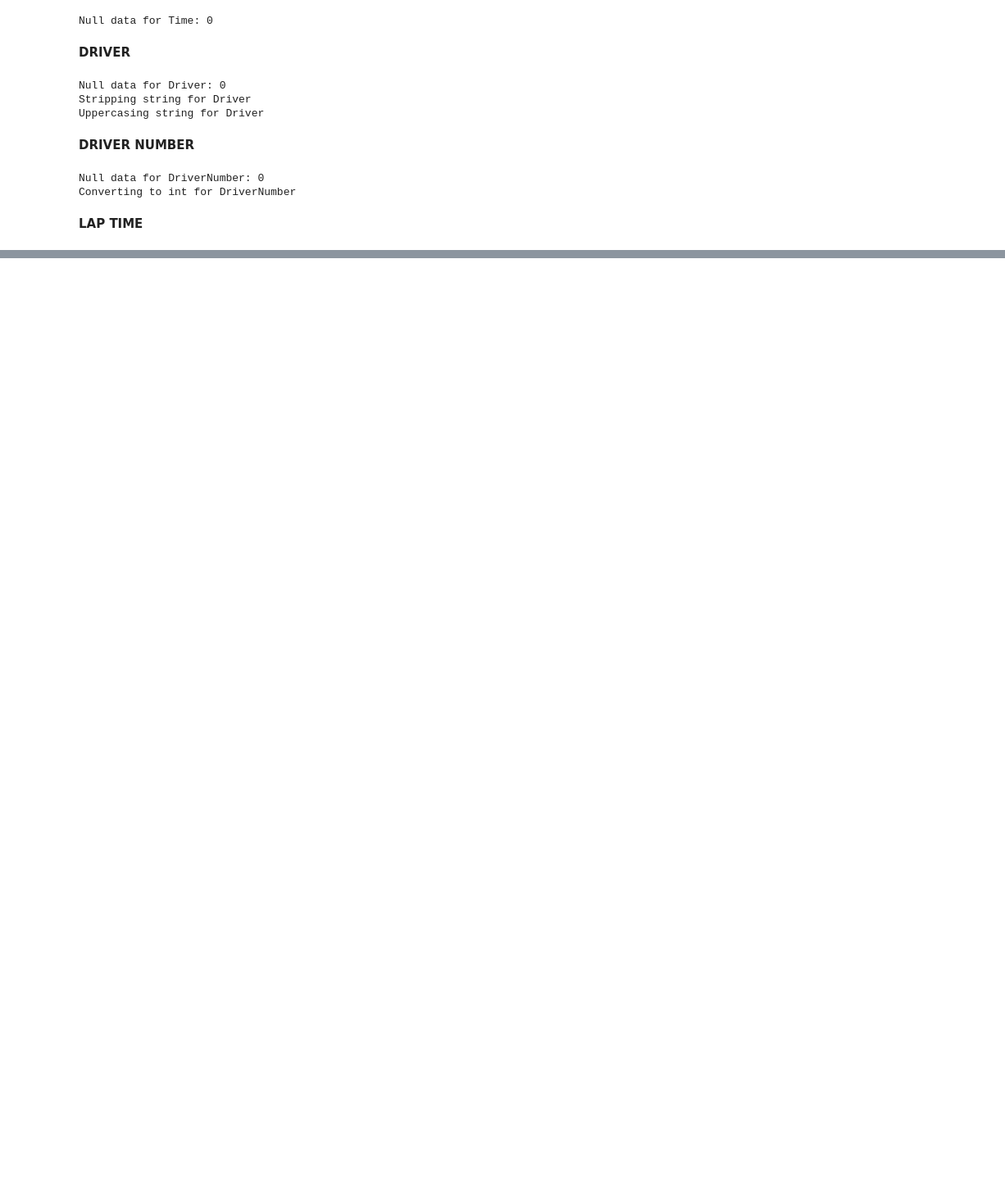
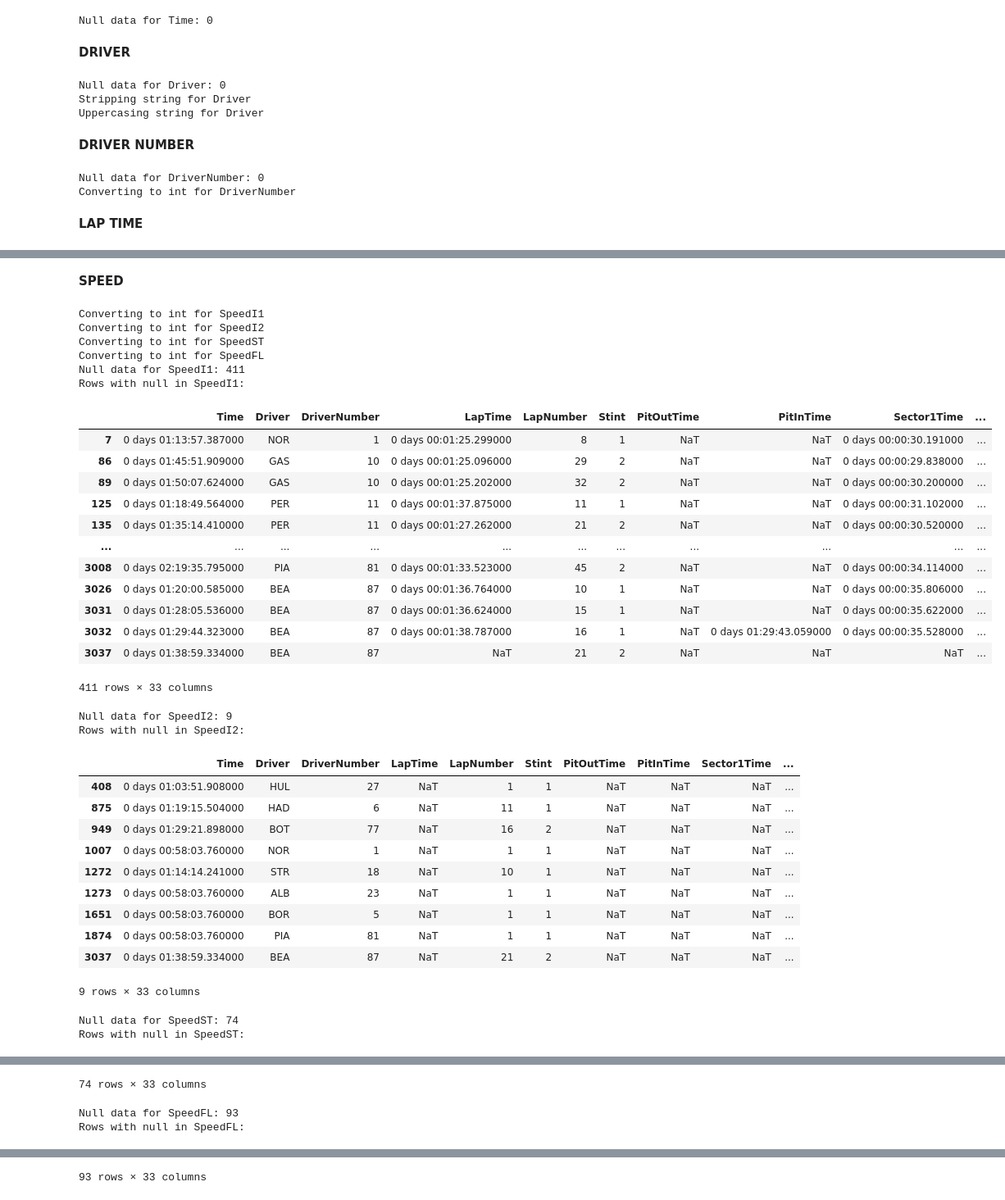
Before and after one commit to Torasputr/f1-data-engineering, a Jupyter notebook: scripts/bronze_to_silver.ipynb, the cells around one changed output, grey strips where cells are left out. Shown at 82% size. Drawn from its saved outputs; the diff is of its cells as text; code cells hidden in the pictures; blank space fills up the shorter version.

```diff
--- a/scripts/bronze_to_silver.ipynb
+++ b/scripts/bronze_to_silver.ipynb
@@ -147,0 +187,59 @@ memory usage: 765.6+ KB
+# %%
+df_silver["is_s1_notna"] = df_silver["Sector1Time"].notna()
+df_silver["is_s2_notna"] = df_silver["Sector2Time"].notna()
+df_silver["is_s3_notna"] = df_silver["Sector3Time"].notna()
+df_silver["is_sector_complete"] = (
+    df_silver["is_s1_notna"]
+    & df_silver["is_s2_notna"]
+    & df_silver["is_s3_notna"]
+)
+# %% [markdown]
+**SPEED**
+# %%
+df_silver["SpeedI1"] = convert_to_int(df_silver["SpeedI1"])
+df_silver["SpeedI2"] = convert_to_int(df_silver["SpeedI2"])
+df_silver["SpeedST"] = convert_to_int(df_silver["SpeedST"])
+df_silver["SpeedFL"] = convert_to_int(df_silver["SpeedFL"])
+
+check_null(df_silver["SpeedI1"])
+check_null(df_silver["SpeedI2"])
+check_null(df_silver["SpeedST"])
+check_null(df_silver["SpeedFL"])
+
+speed_cols = ["SpeedI1", "SpeedI2", "SpeedST", "SpeedFL"]
+df_silver["is_speed_complete"] = df_silver[speed_cols].notna().all(axis=1)
+# %% [output]
+Converting to int for SpeedI1
+Converting to int for SpeedI2
+Converting to int for SpeedST
+Converting to int for SpeedFL
+Null data for SpeedI1: 411
+Rows with null in SpeedI1:
+|  | Time | Driver | DriverNumber | LapTime | LapNumber | Stint | PitOutTime | PitInTime | Sector1Time | ... |
+| 7 | 0 days 01:13:57.387000 | NOR | 1 | 0 days 00:01:25.299000 | 8 | 1 | NaT | NaT | 0 days 00:00:30.191000 | ... |
+| 86 | 0 days 01:45:51.909000 | GAS | 10 | 0 days 00:01:25.096000 | 29 | 2 | NaT | NaT | 0 days 00:00:29.838000 | ... |
+| 89 | 0 days 01:50:07.624000 | GAS | 10 | 0 days 00:01:25.202000 | 32 | 2 | NaT | NaT | 0 days 00:00:30.200000 | ... |
+| 125 | 0 days 01:18:49.564000 | PER | 11 | 0 days 00:01:37.875000 | 11 | 1 | NaT | NaT | 0 days 00:00:31.102000 | ... |
+| 135 | 0 days 01:35:14.410000 | PER | 11 | 0 days 00:01:27.262000 | 21 | 2 | NaT | NaT | 0 days 00:00:30.520000 | ... |
+| ... | ... | ... | ... | ... | ... | ... | ... | ... | ... | ... |
+| 3008 | 0 days 02:19:35.795000 | PIA | 81 | 0 days 00:01:33.523000 | 45 | 2 | NaT | NaT | 0 days 00:00:34.114000 | ... |
+| 3026 | 0 days 01:20:00.585000 | BEA | 87 | 0 days 00:01:36.764000 | 10 | 1 | NaT | NaT | 0 days 00:00:35.806000 | ... |
+| 3031 | 0 days 01:28:05.536000 | BEA | 87 | 0 days 00:01:36.624000 | 15 | 1 | NaT | NaT | 0 days 00:00:35.622000 | ... |
+| 3032 | 0 days 01:29:44.323000 | BEA | 87 | 0 days 00:01:38.787000 | 16 | 1 | NaT | 0 days 01:29:43.059000 | 0 days 00:00:35.528000 | ... |
+| 3037 | 0 days 01:38:59.334000 | BEA | 87 | NaT | 21 | 2 | NaT | NaT | NaT | ... |
+411 rows × 33 columns
+Null data for SpeedI2: 9
+Rows with null in SpeedI2:
+|  | Time | Driver | DriverNumber | LapTime | LapNumber | Stint | PitOutTime | PitInTime | Sector1Time | ... |
+| 408 | 0 days 01:03:51.908000 | HUL | 27 | NaT | 1 | 1 | NaT | NaT | NaT | ... |
+| 875 | 0 days 01:19:15.504000 | HAD | 6 | NaT | 11 | 1 | NaT | NaT | NaT | ... |
+| 949 | 0 days 01:29:21.898000 | BOT | 77 | NaT | 16 | 2 | NaT | NaT | NaT | ... |
+| 1007 | 0 days 00:58:03.760000 | NOR | 1 | NaT | 1 | 1 | NaT | NaT | NaT | ... |
+| 1272 | 0 days 01:14:14.241000 | STR | 18 | NaT | 10 | 1 | NaT | NaT | NaT | ... |
+| 1273 | 0 days 00:58:03.760000 | ALB | 23 | NaT | 1 | 1 | NaT | NaT | NaT | ... |
+| 1651 | 0 days 00:58:03.760000 | BOR | 5 | NaT | 1 | 1 | NaT | NaT | NaT | ... |
+| 1874 | 0 days 00:58:03.760000 | PIA | 81 | NaT | 1 | 1 | NaT | NaT | NaT | ... |
+| 3037 | 0 days 01:38:59.334000 | BEA | 87 | NaT | 21 | 2 | NaT | NaT | NaT | ... |
+9 rows × 33 columns
+Null data for SpeedST: 74
+Rows with null in SpeedST:
@@ -147,0 +258,3 @@ memory usage: 765.6+ KB
+74 rows × 33 columns
+Null data for SpeedFL: 93
+Rows with null in SpeedFL:
@@ -147,0 +273 @@ memory usage: 765.6+ KB
+93 rows × 33 columns
```
Also changed, not shown: parts of 39 cells of this notebook, 2 other files.
